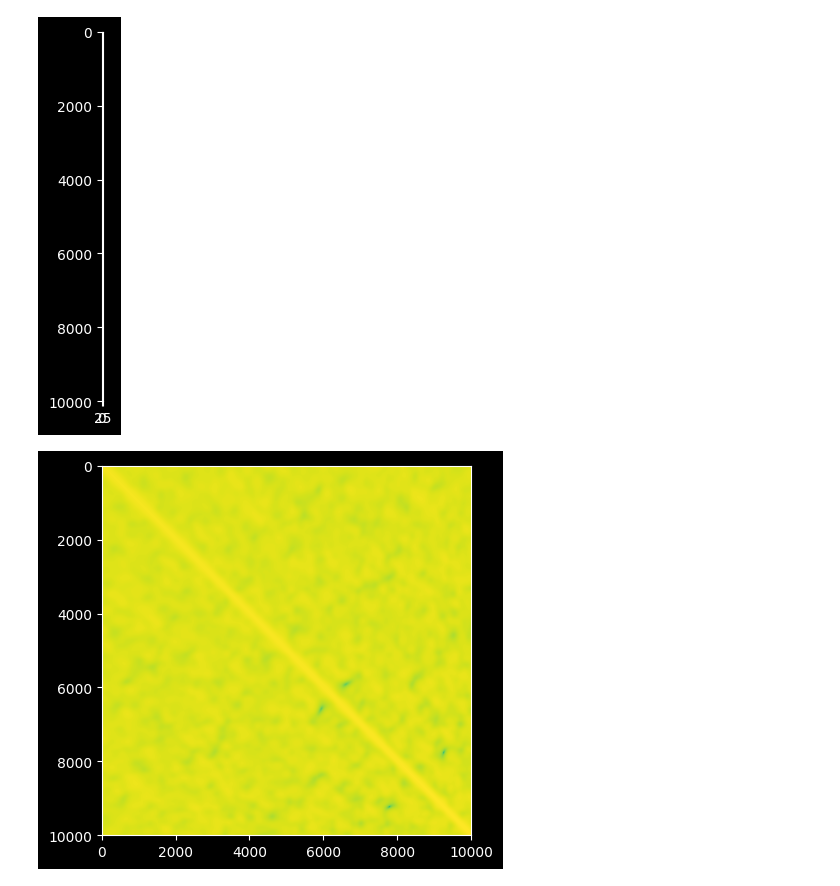
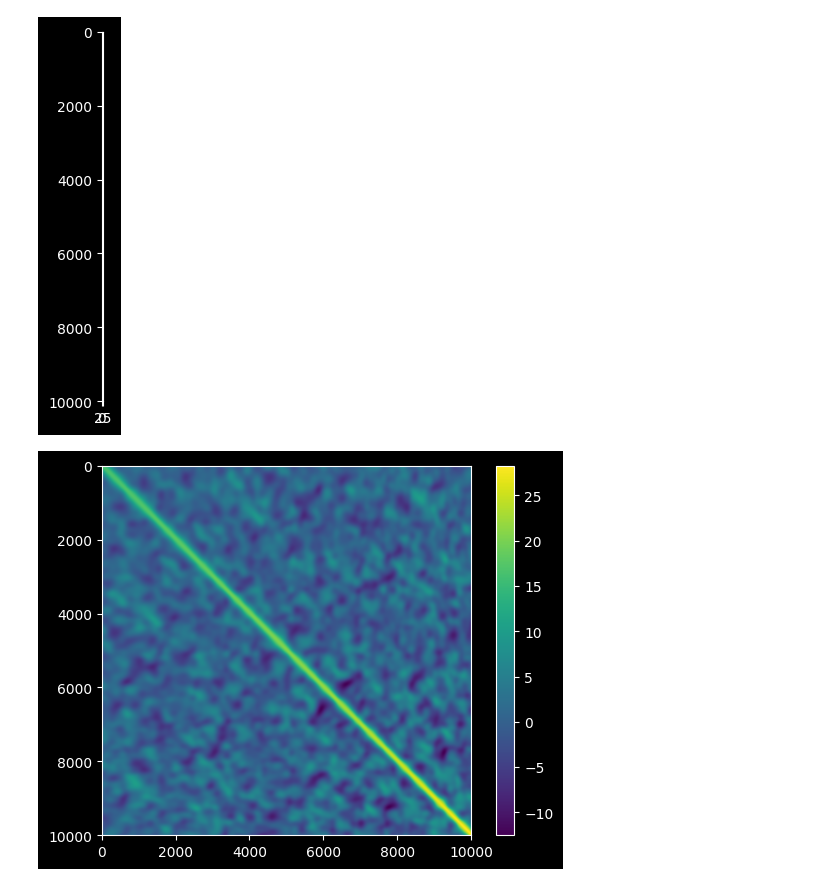
Before and after one commit to Leon-Parepko/Drosophila-Larvae-Simulation, a Jupyter notebook: Ilya/linar_alg/compress/compress_signals_respect_neurons_showing.ipynb, the cells around one changed output. Saved outputs shown, nothing was run; the diff lists cells and outputs as text; code cells hidden in the pictures.

```diff
--- a/Ilya/linar_alg/compress/compress_signals_respect_neurons_showing.ipynb
+++ b/Ilya/linar_alg/compress/compress_signals_respect_neurons_showing.ipynb
@@ -29,8 +29,10 @@ plt.show()
 [figure]
 # %%
 dot_products = activity @ activity.T
-dot_products = dot_products - np.min(dot_products)
-plt.imshow(np.log10(dot_products + 0.00000001))
+#dot_products = dot_products# - np.min(dot_products)
+#plt.imshow(np.log10(dot_products + 0.00000001))
+plt.imshow(dot_products)
+plt.colorbar()
 plt.show()
 # %% [output]
-[figure, old version]
+[figure, new version]
```
